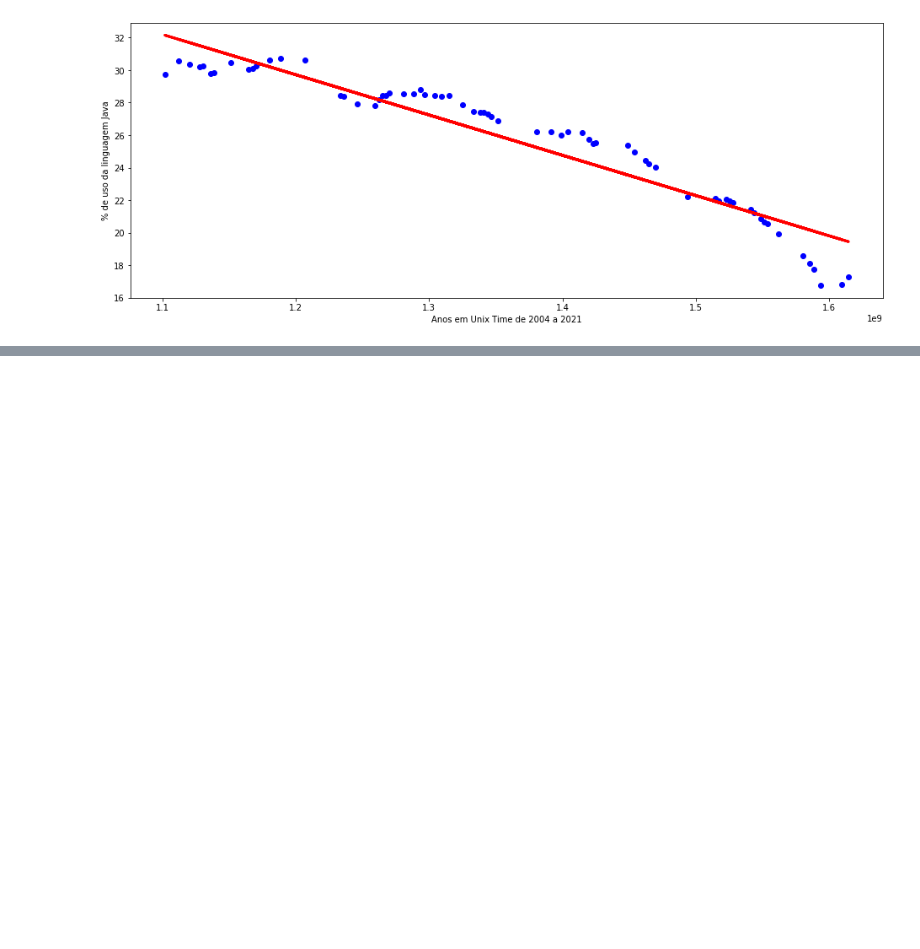
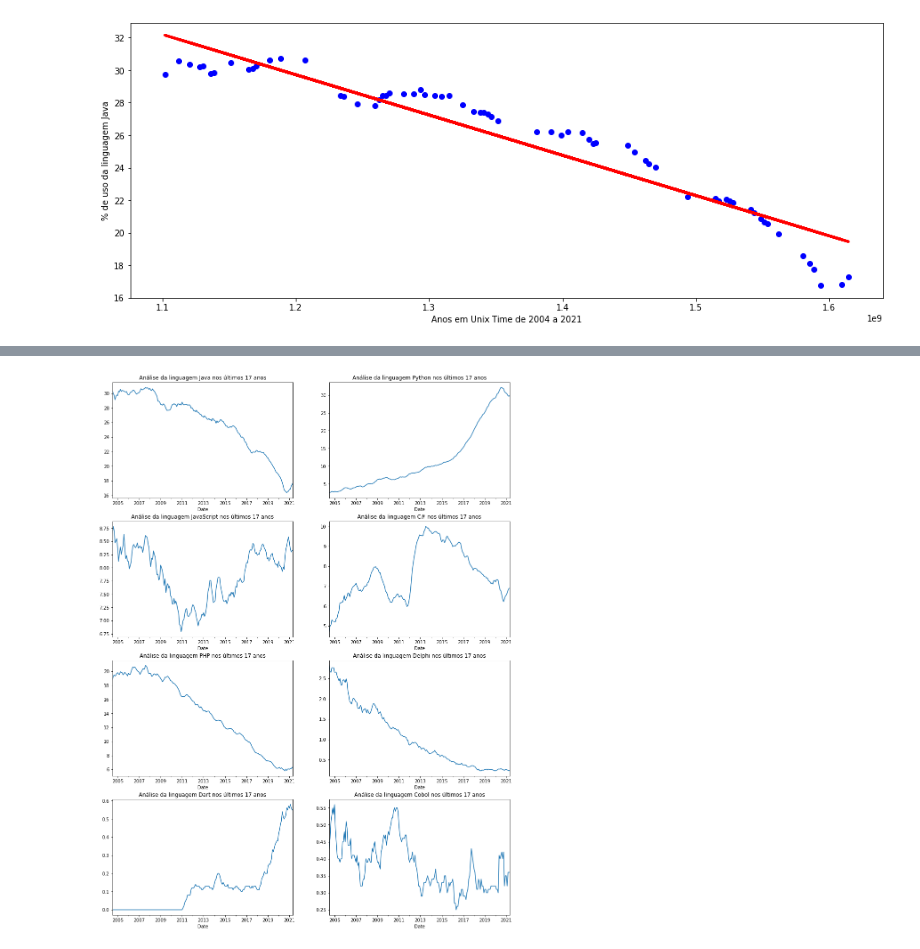
Before and after one commit to vhnegrisoli/machine-learning-linguagens-programacao, a Jupyter notebook: Análise Linguagens de Programação.ipynb, the cells around one changed output, grey strips where cells are left out. Cells and saved outputs as stored; diff of their text form; code cells hidden in the pictures; blank space fills up the shorter version.

Commit message:
Adiciona plots para visualizar andamento de linguagens

```diff
--- a/Análise Linguagens de Programação.ipynb
+++ b/Análise Linguagens de Programação.ipynb
@@ -83,3 +86,6 @@ plt.xlabel('Anos em Unix Time de 2004 a 2021')
 plt.show()
 # %% [output]
 [figure]
+# %%
+dados = df
+dados.head()
@@ -85,0 +100,5 @@ plt.show()
+# %%
+dados['Date'] = pd.to_datetime(dados['Date'])
+dados.set_index('Date', inplace = True)
+
+dados.head()
@@ -85,0 +114,18 @@ plt.show()
+# %%
+fig, axes = plt.subplots(nrows=4, ncols=2)
+
+dados['Java'].plot(ax=axes[0,0], title = "Análise da linguagem Java nos últimos 17 anos")
+dados['JavaScript'].plot(ax=axes[1,0], title = "Análise da linguagem JavaScript nos últimos 17 anos")
+dados['Python'].plot(ax=axes[0,1], title = "Análise da linguagem Python nos últimos 17 anos")
+dados['C#'].plot(ax=axes[1,1], title = "Análise da linguagem C# nos últimos 17 anos")
+dados['PHP'].plot(ax=axes[2,0], title = "Análise da linguagem PHP nos últimos 17 anos")
+dados['Delphi'].plot(ax=axes[2,1], title = "Análise da linguagem Delphi nos últimos 17 anos")
+dados['Dart'].plot(ax=axes[3,0], title = "Análise da linguagem Dart nos últimos 17 anos")
+dados['Cobol'].plot(ax=axes[3,1], title = "Análise da linguagem Cobol nos últimos 17 anos")
+
+plt.gcf().set_size_inches(16, 22)
+
+plt.savefig('Comparação linguagens 17 anos')
+plt.show()
+# %% [output]
+[figure, added]
```
Also changed, not shown: parts of 3 cells of this notebook, 1 other file.
